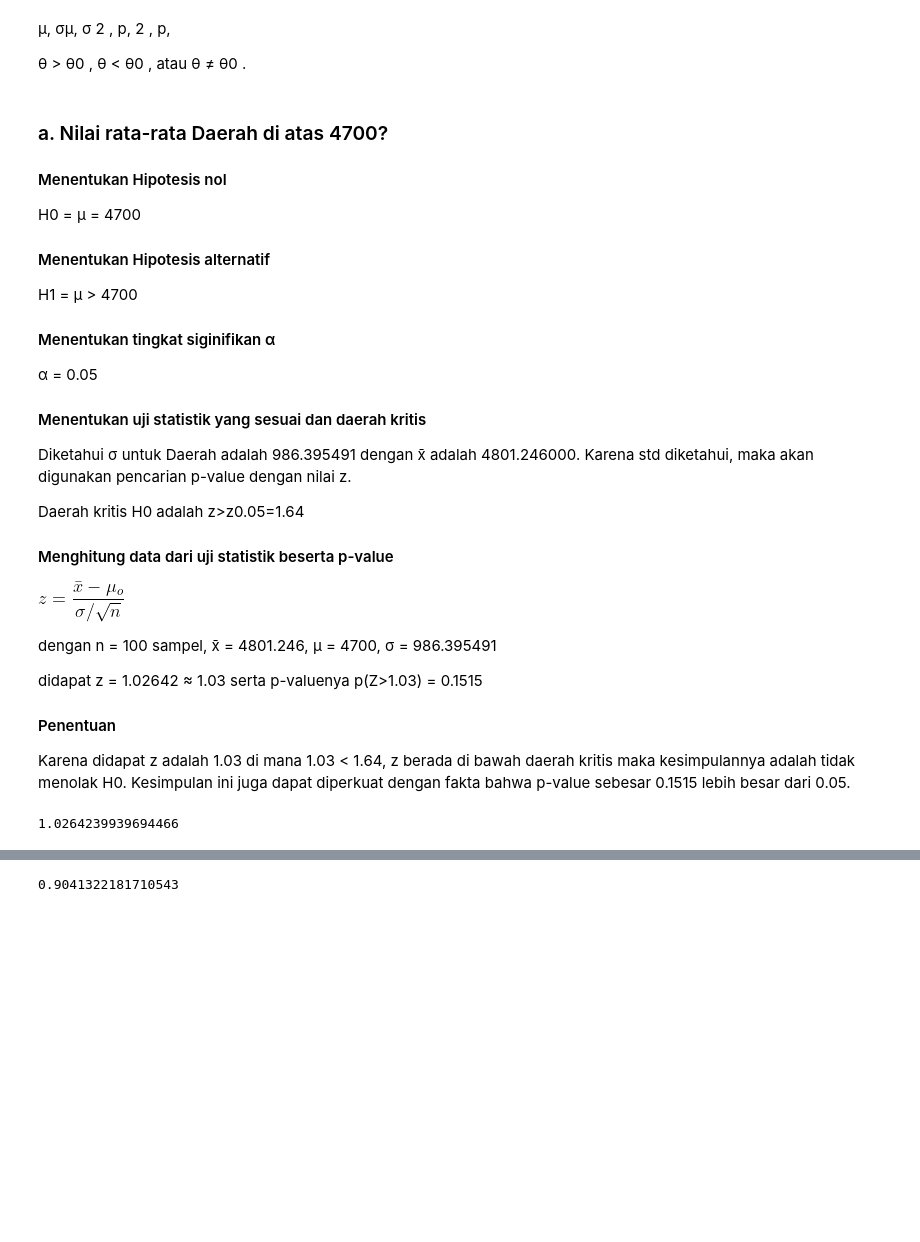
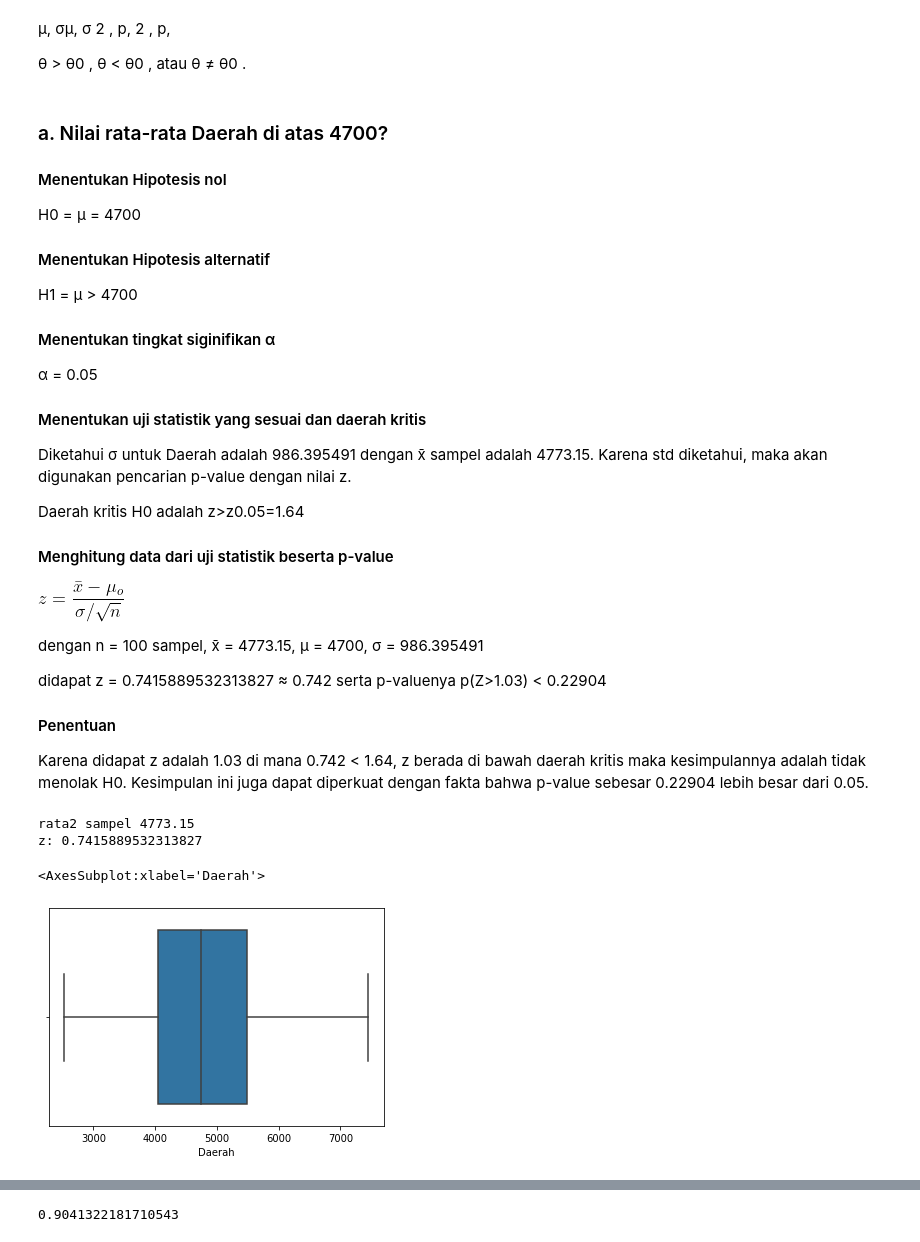
Before and after one commit to alifbhadrika/data-statistical-analysis, a Jupyter notebook: K04-T1-IF2220-13519186.ipynb, the cells around one changed output, grey strips where cells are left out. Saved outputs shown, nothing was run; the diff lists cells and outputs as text; code cells hidden in the pictures; blank space fills up the shorter version.

```diff
--- a/K04-T1-IF2220-13519186.ipynb
+++ b/K04-T1-IF2220-13519186.ipynb
@@ -241,26 +241,37 @@ H1 = μ > 4700
 α = 0.05
 
 #### Menentukan uji statistik yang sesuai dan daerah kritis
-Diketahui σ untuk Daerah adalah 986.395491 dengan x̄ adalah 4801.246000. Karena std diketahui, maka akan digunakan pencarian p-value dengan nilai z.
+Diketahui σ untuk Daerah adalah 986.395491 dengan x̄ sampel adalah 4773.15. Karena std diketahui, maka akan digunakan pencarian p-value dengan nilai z.
 
 Daerah kritis H0 adalah z>z0.05=1.64
 
 #### Menghitung data dari uji statistik beserta p-value
 ![image.png](attachment:image.png)
 
-dengan n = 100 sampel, x̄ = 4801.246, μ = 4700, σ = 986.395491
+dengan n = 100 sampel, x̄ = 4773.15, μ = 4700, σ = 986.395491
 
-didapat z = 1.02642 ≈ 1.03
-serta p-valuenya p(Z>1.03) = 0.1515
+didapat z = 0.7415889532313827 ≈ 0.742
+serta p-valuenya p(Z>1.03) < 0.22904
 
 #### Penentuan
-Karena didapat z adalah 1.03 di mana 1.03 < 1.64, z berada di bawah daerah kritis maka kesimpulannya adalah tidak menolak H0.
-Kesimpulan ini juga dapat diperkuat dengan fakta bahwa p-value sebesar 0.1515 lebih besar dari 0.05.
+Karena didapat z adalah 1.03 di mana 0.742 < 1.64, z berada di bawah daerah kritis maka kesimpulannya adalah tidak menolak H0.
+Kesimpulan ini juga dapat diperkuat dengan fakta bahwa p-value sebesar 0.22904 lebih besar dari 0.05.
-# %%
-zscoreDaerah = computeZscore('Daerah',4700,100)
-zscoreDaerah
-# %% [output]
-1.0264239939694466
+# %%
+sample = [198,307,87,16,404,151,72,248,105,41,142,196,191,314,390,269,444,439,373,3,96,492,484,278,292,110,155,254,32,332,88,12,448,475,473,433,367,483,189,485,256,158,81,192,245,136,172,182,113,120,123,270,400,414,464,157,210,443,351,365,152,431,392,460,126,413,442,328,115,299,18,481,494,264,385,280,315,76,221,236,427,447,22,205,190,411,406,490,153,169,293,186,103,139,294,44,30,62,276,226]
+
+reratasampel = data["Daerah"].iloc[sample].mean()
+print("rata2 sampel", reratasampel)
+
+zscoreDaerah = computeZscore('Daerah',reratasampel,4700,100)
+print("z:", zscoreDaerah)
+# %% [output]
+rata2 sampel 4773.15
+z: 0.7415889532313827
+# %%
+sns.boxplot(x=data['Daerah'])
+# %% [output]
+<AxesSubplot:xlabel='Daerah'>
+[figure, added]
 # %% [markdown]
 ### b. Nilai Rata-rata Sumbu Utama tidak sama dengan 116?
 
```
Also changed, not shown: parts of 1 cell of this notebook.
